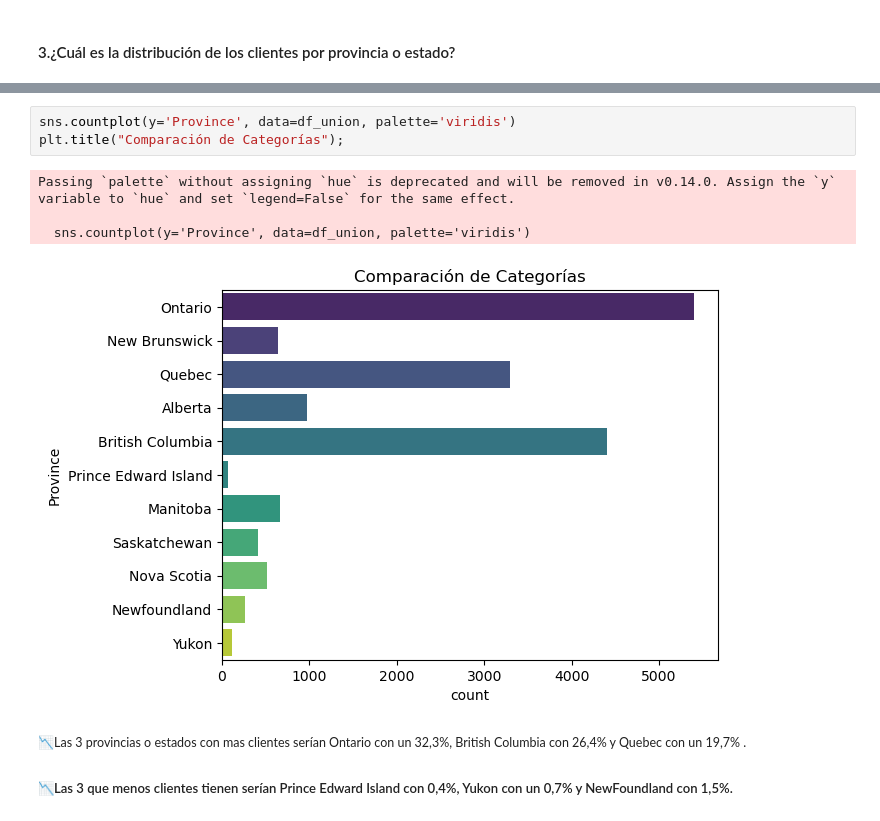
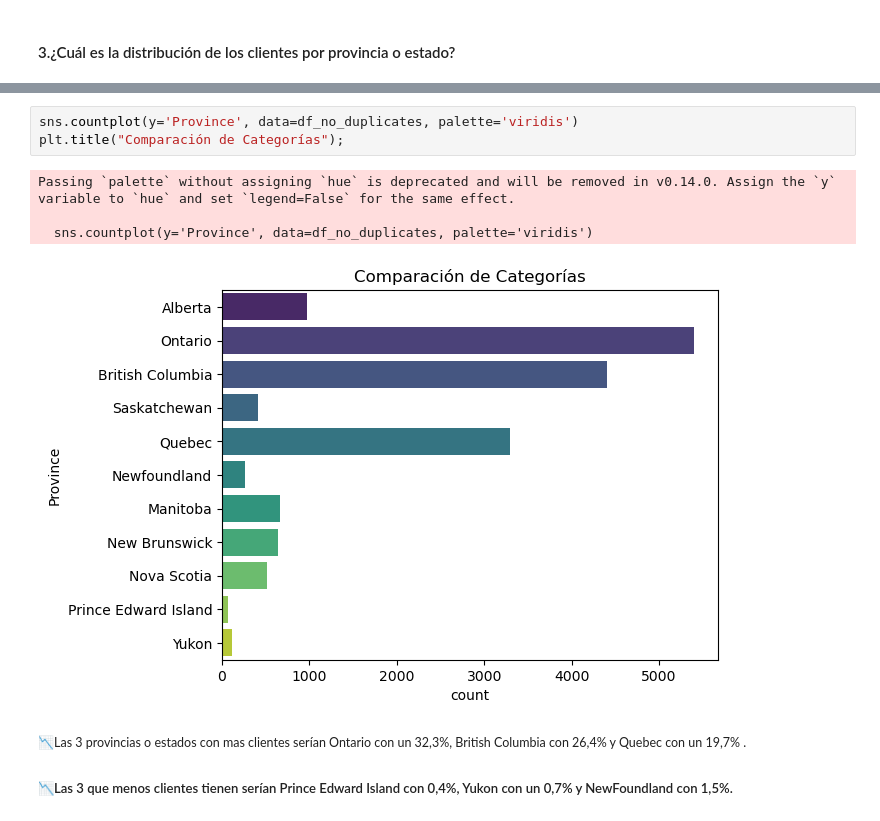
Before and after one commit to Adalab/bda-modulo-3-evaluacion-final-NuriaSalasVazquez, a Jupyter notebook: EDA.ipynb, the cells around one changed output, grey strips where cells are left out. Saved outputs shown, nothing was run; the diff lists cells and outputs as text.

```diff
--- a/EDA.ipynb
+++ b/EDA.ipynb
@@ -457,11 +449,11 @@ plt.ylabel("") ; # Eliminar etiqueta 'y'
 # %%
-sns.countplot(y='Province', data=df_union, palette='viridis')
+sns.countplot(y='Province', data=df_no_duplicates, palette='viridis')
 plt.title("Comparación de Categorías");
 # %% [output]
 Passing `palette` without assigning `hue` is deprecated and will be removed in v0.14.0. Assign the `y` variable to `hue` and set `legend=False` for the same effect.
 
-  sns.countplot(y='Province', data=df_union, palette='viridis')
+  sns.countplot(y='Province', data=df_no_duplicates, palette='viridis')
-[figure, old version]
+[figure, new version]
 # %% [markdown]
  <small>📉Las 3 provincias o estados con mas clientes serían Ontario con un 32,3%, British Columbia con 26,4% y Quebec con un 19,7% .
  ##### 📉Las 3 que menos clientes tienen serían Prince Edward Island con 0,4%, Yukon con un 0,7% y NewFoundland con 1,5%. <small>
```
Also changed, not shown: parts of 8 cells of this notebook.
